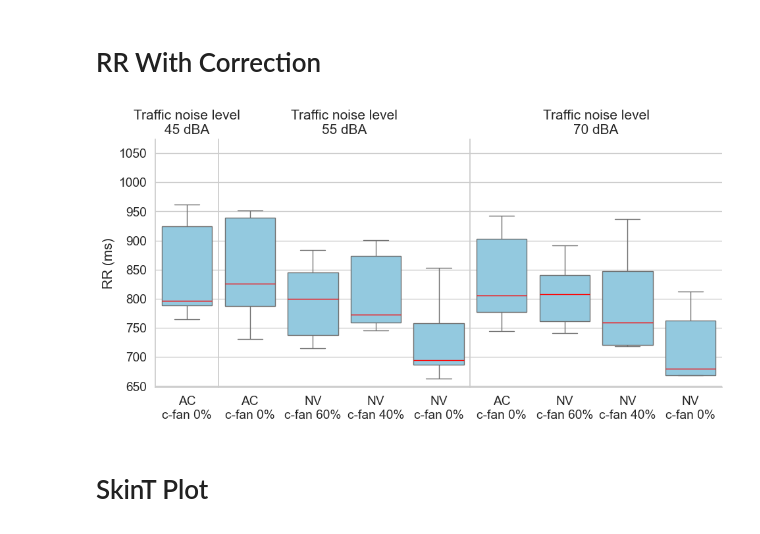
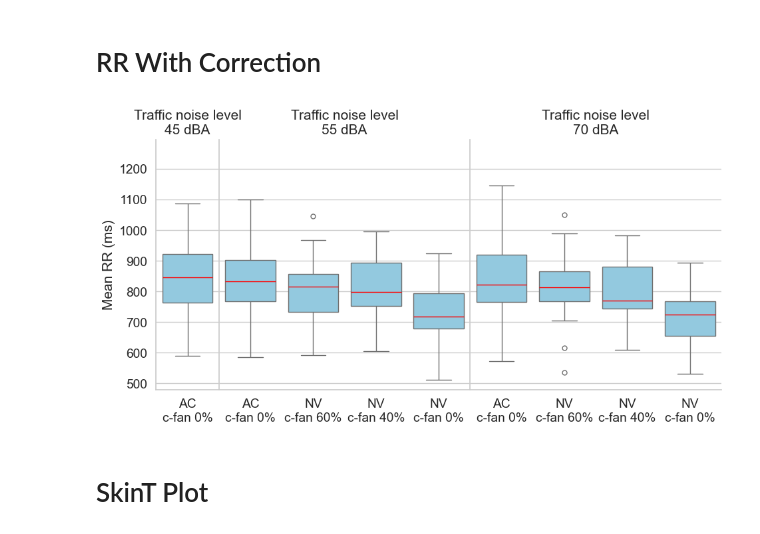
Before and after one commit to afifhrz/cognitive_learning, a Jupyter notebook: 9_plotting_report/main.ipynb, the cells around one changed output. Saved outputs shown, nothing was run; the diff lists cells and outputs as text; code cells hidden in the pictures.

```diff
--- a/9_plotting_report/main.ipynb
+++ b/9_plotting_report/main.ipynb
@@ -396,40 +396,42 @@ plt.show(g)
 # RR With Correction
 # %%
 data_RR_average = pd.read_excel("../0_dataset_master/Experiment_edited_V7_rr_with_correction.xlsx")
+data_RR_average = data_RR_average[data_RR_average['rr_mean']>0].copy()
+data_RR_average = data_RR_average[(data_RR_average['rr_mean']<=1500)]
 
 import matplotlib.pyplot as plt
 
 custom_dict = {'AC':1, 'NV fan 5':2, 'NV fan 3':3,'NV fan 0':4,}
 data_RR_average.sort_values(by=['Thermal'], key=lambda x: x.map(custom_dict), inplace=True)
 data_RR_average.reset_index(inplace=True)
 sns.set(font_scale=1.25)
 sns.set_style("whitegrid")
 g = sns.catplot(
     data=data_RR_average,
     x='Thermal',
     y="rr_mean",
-    col='Traffic noise levels', kind='box', aspect=0.65,
+    col='Traffic_noise_levels', kind='box', aspect=0.65,
     facet_kws={'gridspec_kws':{'width_ratios': [1, 4, 4]}},
     sharex=False,
     legend=False,
     color="skyblue",
     estimator='median',
     medianprops = {'color':'red'},
 )
 
 for id, ax in enumerate(g.axes_dict.items()):
         if id == 0:
             ax[1].set_xticklabels(["AC\nc-fan 0%"])
         else:
             ax[1].set_xticklabels(["AC\nc-fan 0%","NV\nc-fan 60%", "NV\nc-fan 40%", "NV\nc-fan 0%"])
 g.set_titles("Traffic noise level\n{col_name} dBA")
 yLim = g.axes_dict[55].get_ylim()
 g.set(ylim=(yLim[0], yLim[1]*1.1))
-g.set_axis_labels("", "RR (ms)")
+g.set_axis_labels("", "Mean RR (ms)")
 plt.subplots_adjust(wspace=0)
 plt.show(g)
 # %% [output]
-[figure, old version]
+[figure, new version]
 # %% [markdown]
 # SkinT Plot
 # %%
```
Also changed, not shown: parts of 2 cells of this notebook.
